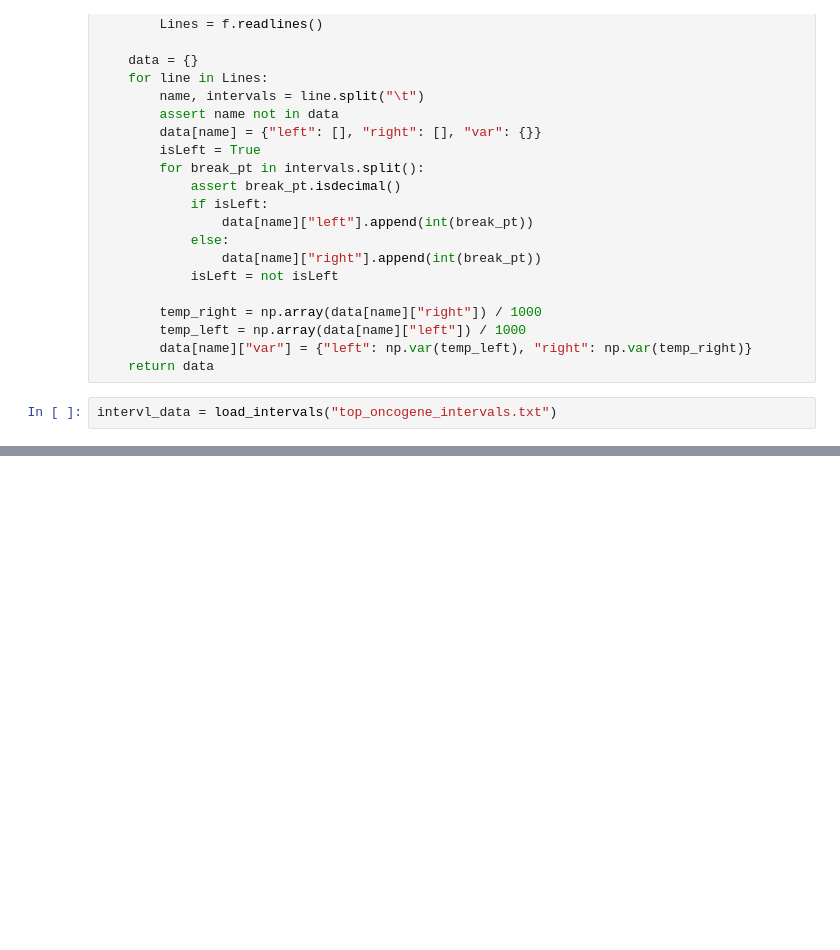
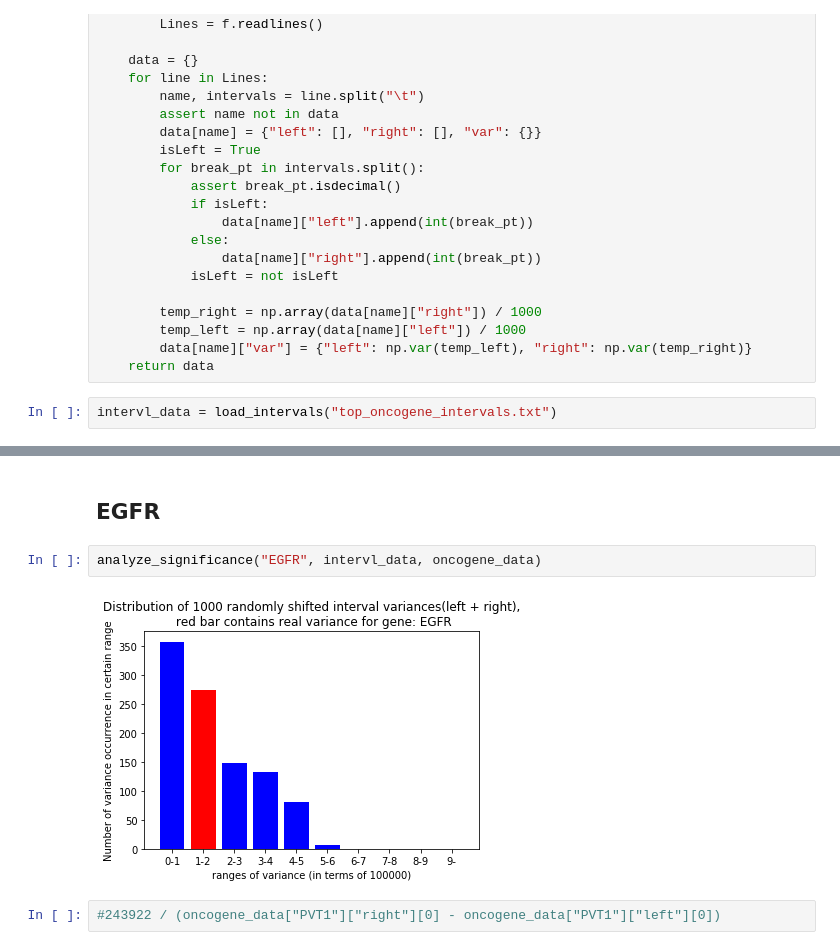
Before and after one commit to ShangqingGu/Analyze-ecDNA, a Jupyter notebook: Variance_analyser.ipynb, the cells around one changed output, grey strips where cells are left out. Drawn from its saved outputs; the diff is of its cells as text; blank space fills up the shorter version.

```diff
--- a/Variance_analyser.ipynb
+++ b/Variance_analyser.ipynb
@@ -71,0 +122,8 @@ def contain_gene(left_pt, right_pt, gene, ecDNA_data):
+# %% [markdown]
+## EGFR
+# %%
+analyze_significance("EGFR", intervl_data, oncogene_data)
+# %% [output]
+[figure, added]
+# %%
+#243922 / (oncogene_data["PVT1"]["right"][0] - oncogene_data["PVT1"]["left"][0])
```
Also changed, not shown: parts of 11 cells of this notebook.
